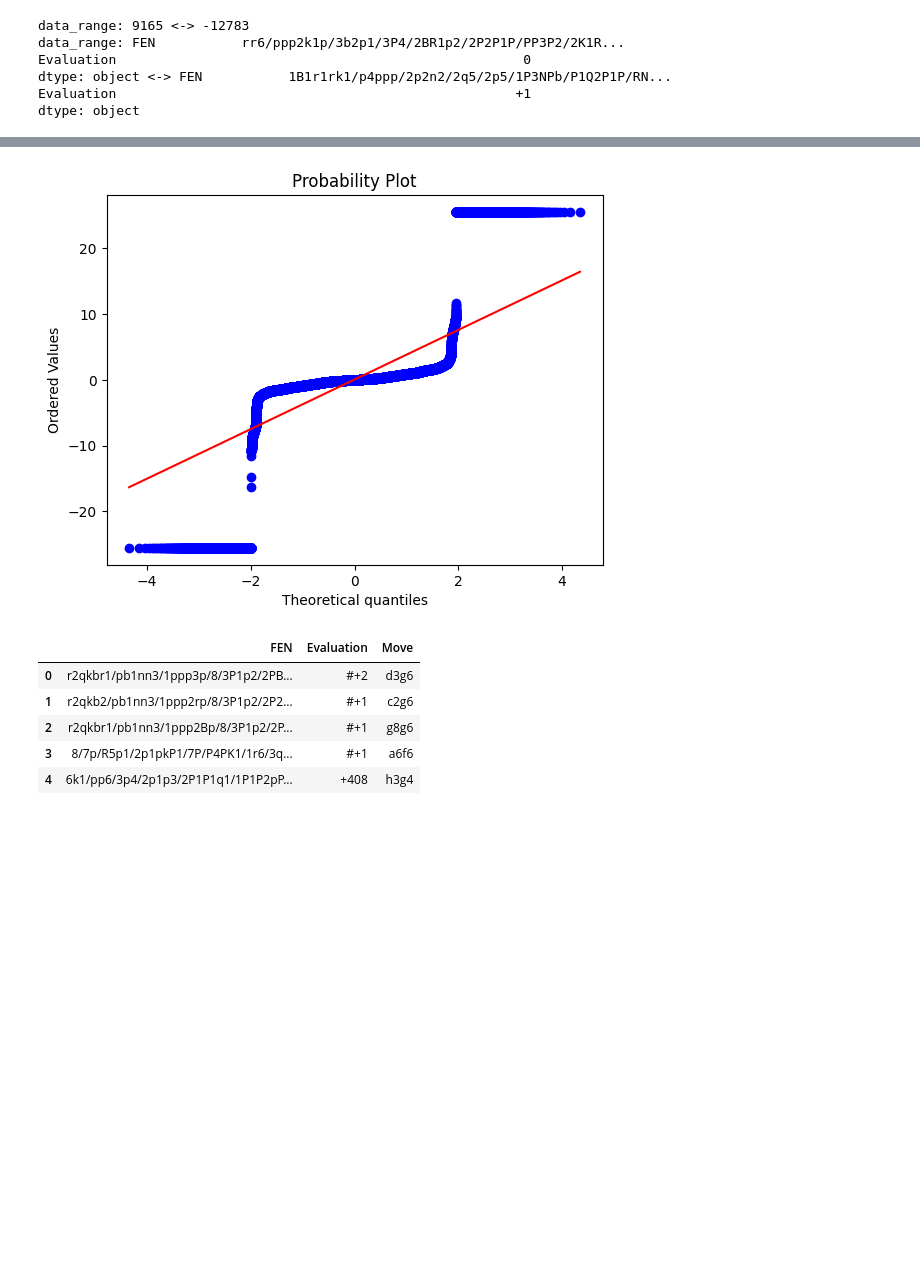
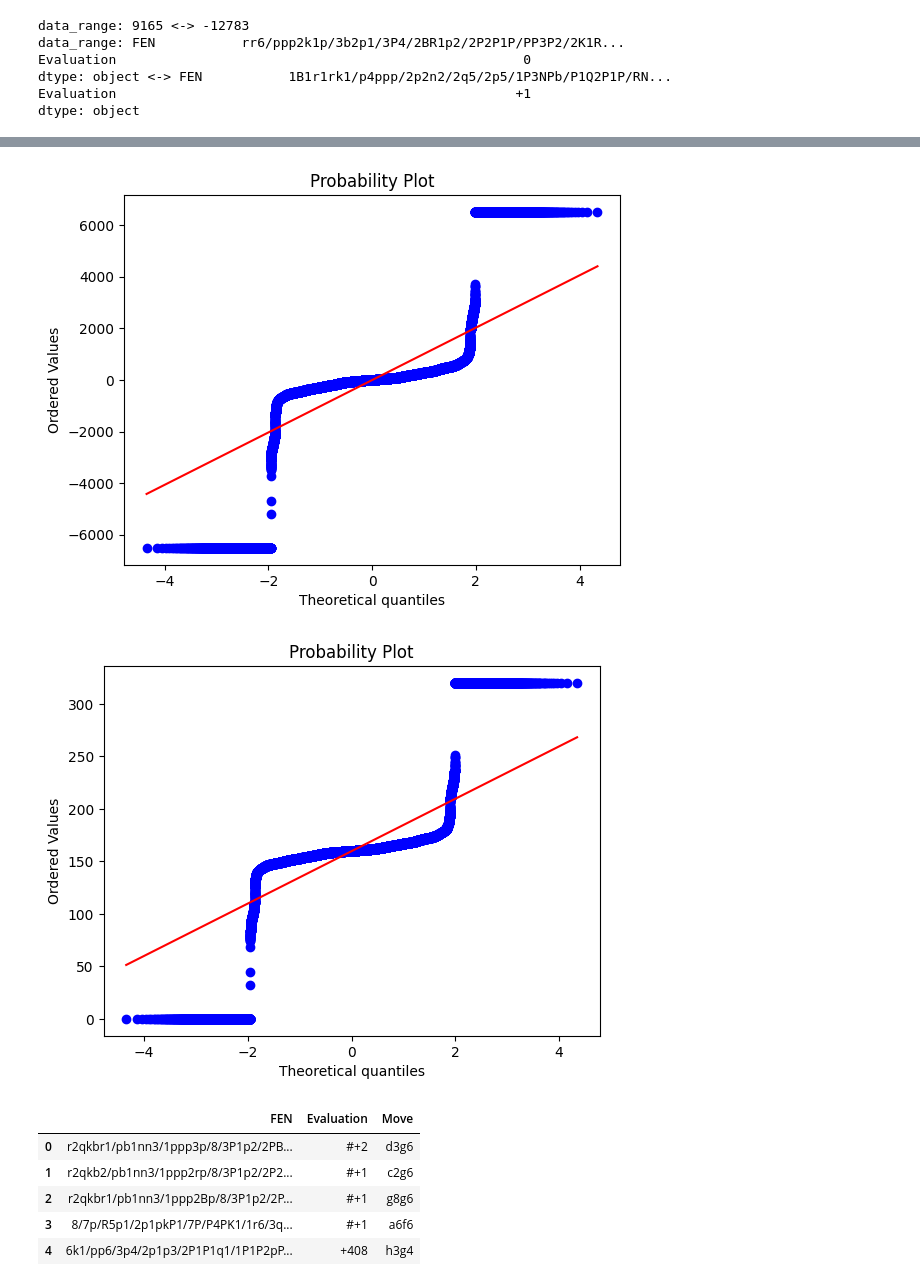
Before and after one commit to Mathwizard1/reimagined-octosquare, a Jupyter notebook: data_viewer.ipynb, the cells around one changed output, grey strips where cells are left out. Cells and saved outputs as stored; diff of their text form; code cells hidden in the pictures; blank space fills up the shorter version.

```diff
--- a/data_viewer.ipynb
+++ b/data_viewer.ipynb
@@ -121,11 +124,19 @@ plt.show()
 # %%
-Robust_Scaling()
+Robust_Scaling(2 * limit_val)
 
 # Q-Q plot
-stats.probplot(df['Evaluation'], dist="norm", plot=plt)
+stats.probplot(df['scaled'], dist="norm", plot=plt)
 plt.show()
 # %% [output]
-[figure, old version]
+[figure, new version]
+# %%
+min_max_Scaling(2 * limit_val)
+
+# Q-Q plot
+stats.probplot(df['scaled'], dist="norm", plot=plt)
+plt.show()
+# %% [output]
+[figure, added]
 # %%
 tact_df = pd.read_csv('data\\tactic_evals.csv', nrows= 1000)
 tact_df.head()
```
Also changed, not shown: parts of 7 cells of this notebook, 2 other files.
